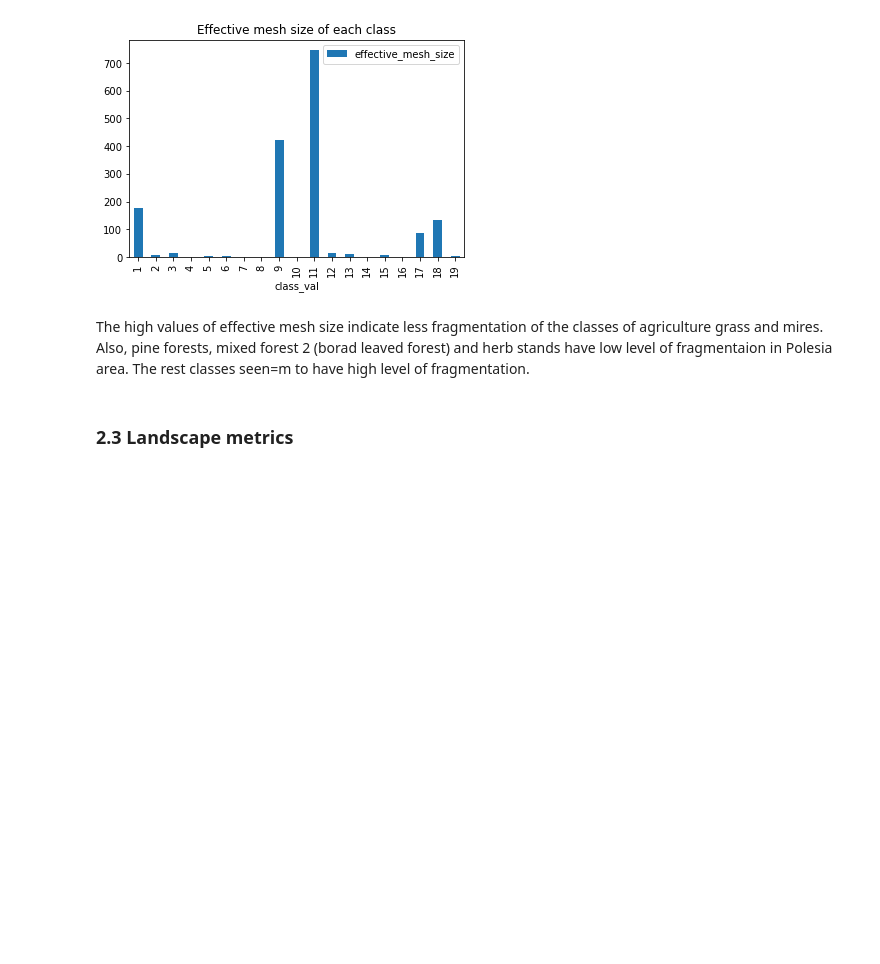
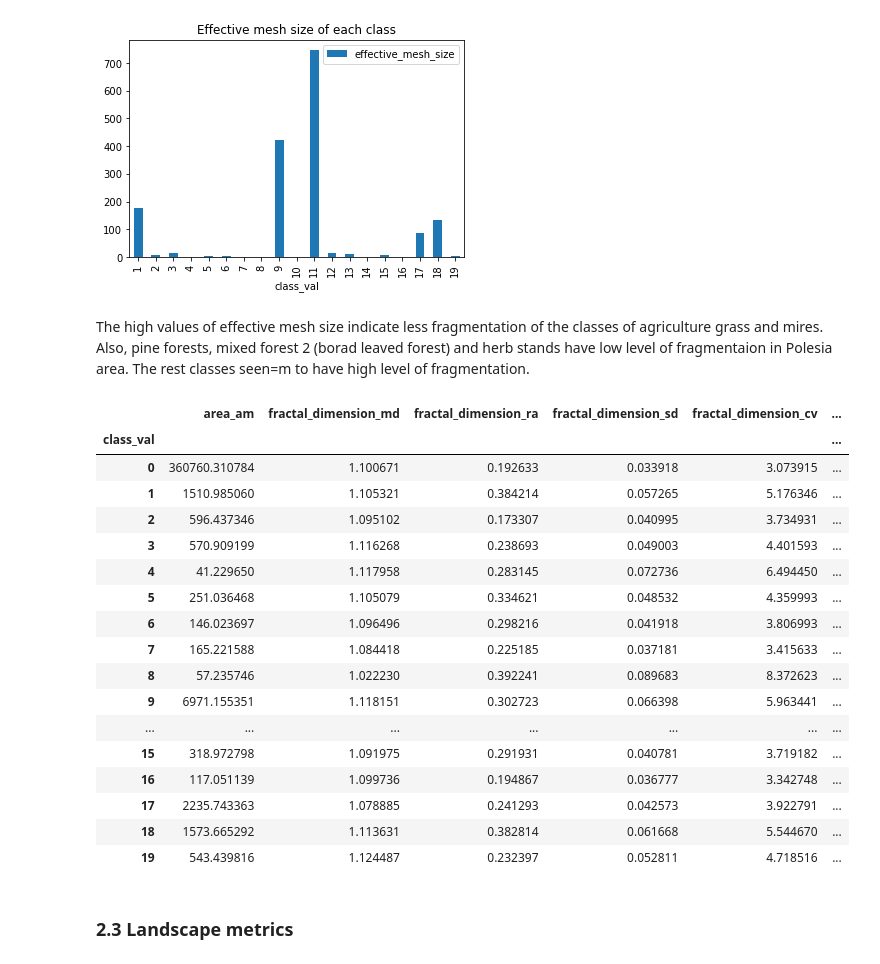
Before and after one commit to ai4er-cdt/geograph, a Jupyter notebook: notebooks/exploratory/lyl-5-polesie-superclasses-pylandstat.ipynb, the cells around one changed output. Cells and saved outputs as stored; diff of their text form; code cells hidden in the pictures; blank space fills up the shorter version.

```diff
--- a/notebooks/exploratory/lyl-5-polesie-superclasses-pylandstat.ipynb
+++ b/notebooks/exploratory/lyl-5-polesie-superclasses-pylandstat.ipynb
@@ -257,6 +257,29 @@ class_metrics_df1.plot(y = 'effective_mesh_size', kind='bar', title='Effective m
 [figure]
 # %% [markdown]
 The high values of effective mesh size indicate less fragmentation of the classes of agriculture grass and mires. Also, pine forests, mixed forest 2 (borad leaved forest) and herb stands have low level of fragmentaion in Polesia area. The rest classes seen=m to have high level of fragmentation.
+# %%
+class_metrics2 = ['area_am', 'fractal_dimension_md', 'fractal_dimension_ra', 'fractal_dimension_sd',	'fractal_dimension_cv',	'euclidean_nearest_neighbor_mn', 'euclidean_nearest_neighbor_am', 'euclidean_nearest_neighbor_md',	'euclidean_nearest_neighbor_ra',	'euclidean_nearest_neighbor_sd',	'euclidean_nearest_neighbor_cv']
+class_metrics_df2 = ls.compute_class_metrics_df(metrics=class_metrics2)
+class_metrics_df2
+# %% [output]
+|  | area_am | fractal_dimension_md | fractal_dimension_ra | fractal_dimension_sd | fractal_dimension_cv | ... |
+| class_val |  |  |  |  |  | ... |
+| 0 | 360760.310784 | 1.100671 | 0.192633 | 0.033918 | 3.073915 | ... |
+| 1 | 1510.985060 | 1.105321 | 0.384214 | 0.057265 | 5.176346 | ... |
+| 2 | 596.437346 | 1.095102 | 0.173307 | 0.040995 | 3.734931 | ... |
+| 3 | 570.909199 | 1.116268 | 0.238693 | 0.049003 | 4.401593 | ... |
+| 4 | 41.229650 | 1.117958 | 0.283145 | 0.072736 | 6.494450 | ... |
+| 5 | 251.036468 | 1.105079 | 0.334621 | 0.048532 | 4.359993 | ... |
+| 6 | 146.023697 | 1.096496 | 0.298216 | 0.041918 | 3.806993 | ... |
+| 7 | 165.221588 | 1.084418 | 0.225185 | 0.037181 | 3.415633 | ... |
+| 8 | 57.235746 | 1.022230 | 0.392241 | 0.089683 | 8.372623 | ... |
+| 9 | 6971.155351 | 1.118151 | 0.302723 | 0.066398 | 5.963441 | ... |
+| ... | ... | ... | ... | ... | ... | ... |
+| 15 | 318.972798 | 1.091975 | 0.291931 | 0.040781 | 3.719182 | ... |
+| 16 | 117.051139 | 1.099736 | 0.194867 | 0.036777 | 3.342748 | ... |
+| 17 | 2235.743363 | 1.078885 | 0.241293 | 0.042573 | 3.922791 | ... |
+| 18 | 1573.665292 | 1.113631 | 0.382814 | 0.061668 | 5.544670 | ... |
+| 19 | 543.439816 | 1.124487 | 0.232397 | 0.052811 | 4.718516 | ... |
 # %% [markdown]
 ### 2.3 Landscape metrics
 # %%
```
